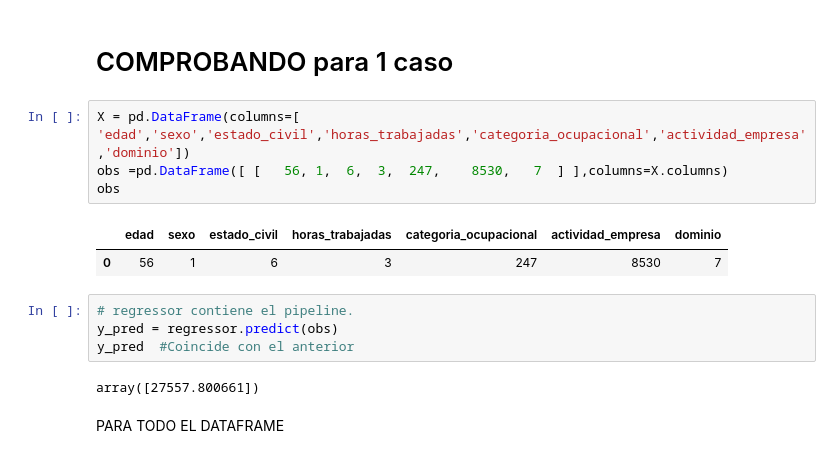
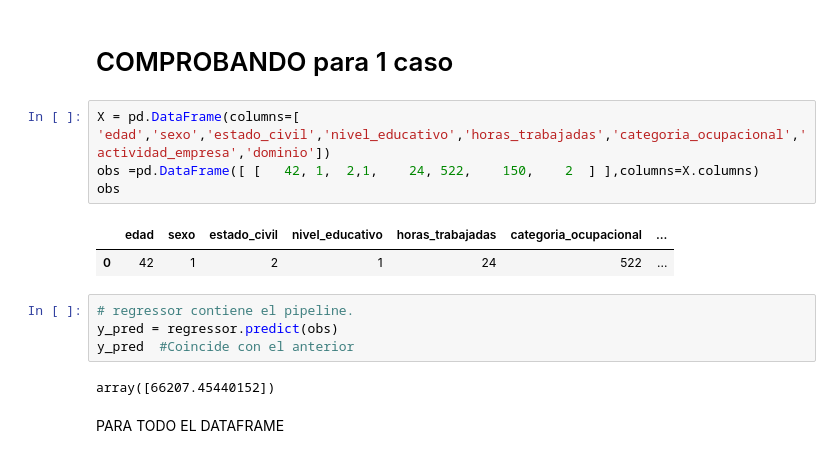
Before and after one commit to HernanHuarcaya/FinalDespliegueReg, a Jupyter notebook: Regresion.ipynb, the cells around one changed output. Saved outputs shown, nothing was run; the diff lists cells and outputs as text.

```diff
--- a/Regresion.ipynb
+++ b/Regresion.ipynb
@@ -221,18 +222,18 @@ Con los datos X_test ya estandarizados y con dummy calculamos
 # %% [markdown]
 # COMPROBANDO para 1 caso
 # %%
-X = pd.DataFrame(columns=[ 'edad','sexo','estado_civil','horas_trabajadas','categoria_ocupacional','actividad_empresa','dominio'])
-obs =pd.DataFrame([ [	56,	1,	6,	3,	247,	8530,	7  ] ],columns=X.columns)
+X = pd.DataFrame(columns=[ 'edad','sexo','estado_civil','nivel_educativo','horas_trabajadas','categoria_ocupacional','actividad_empresa','dominio'])
+obs =pd.DataFrame([ [	42,	1,	2,1,	24,	522,	150,	2  ] ],columns=X.columns)
 obs
 # %% [output]
-|  | edad | sexo | estado_civil | horas_trabajadas | categoria_ocupacional | actividad_empresa | dominio |
-| 0 | 56 | 1 | 6 | 3 | 247 | 8530 | 7 |
+|  | edad | sexo | estado_civil | nivel_educativo | horas_trabajadas | categoria_ocupacional | ... |
+| 0 | 42 | 1 | 2 | 1 | 24 | 522 | ... |
 # %%
 # regressor contiene el pipeline.
 y_pred = regressor.predict(obs)
 y_pred  #Coincide con el anterior
 # %% [output]
-array([27557.800661])
+array([66207.45440152])
 # %% [markdown]
 PARA TODO EL DATAFRAME
 # %%
```
Also changed, not shown: parts of 8 cells of this notebook.
